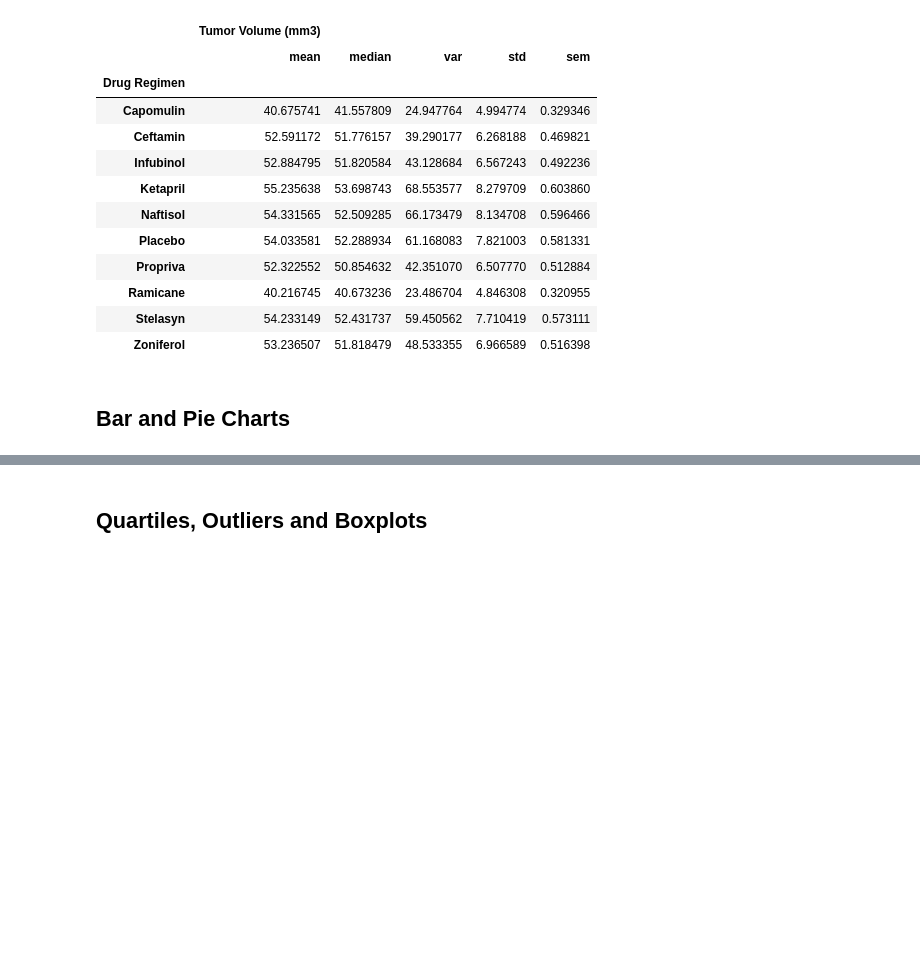
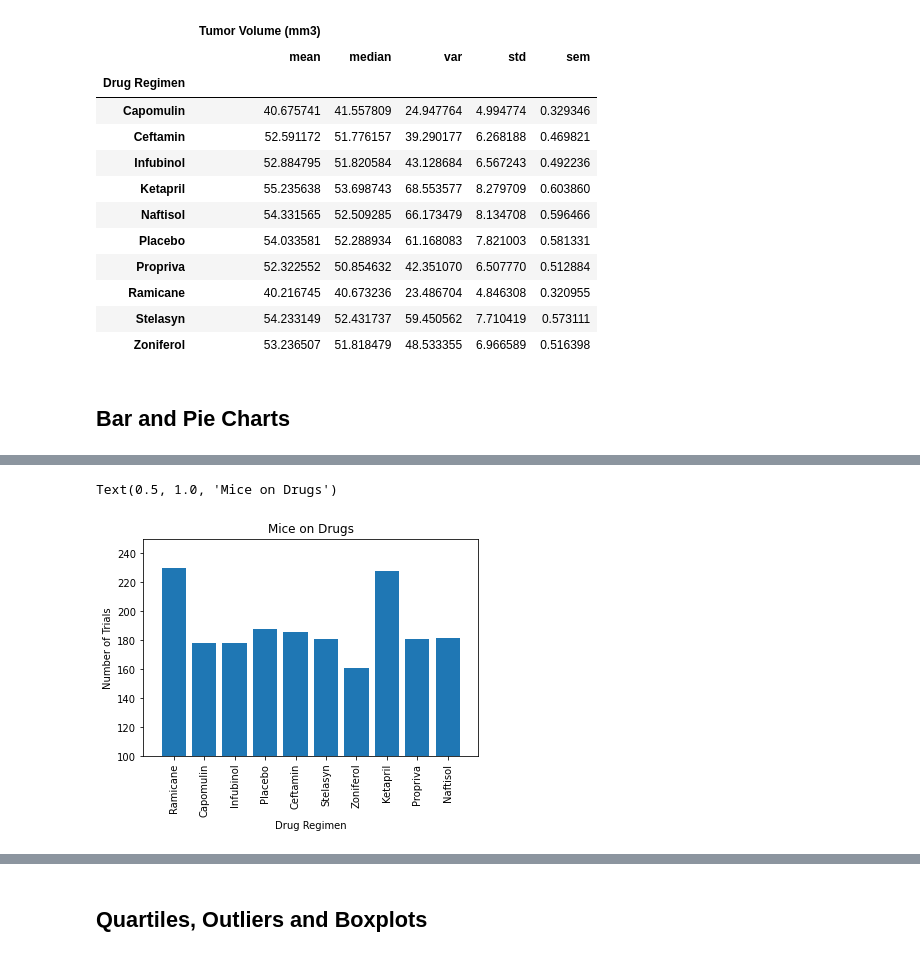
Before and after one commit to BrookAnn/Matplotlib_Homework, a Jupyter notebook: Pymaceuticals/pymaceuticals_starter.ipynb, the cells around one changed output, grey strips where cells are left out. Cells and saved outputs as stored; diff of their text form; code cells hidden in the pictures; blank space fills up the shorter version.

```diff
--- a/Pymaceuticals/pymaceuticals_starter.ipynb
+++ b/Pymaceuticals/pymaceuticals_starter.ipynb
@@ -129,4 +143,16 @@ NameError: name 'count' is not defined
 # %%
 # Generate a bar plot showing the total number of measurements taken on each drug regimen using pyplot.
+xaxis = Clean_Data['Drug Regimen'].unique().tolist()
+yaxis = Test_Group['Mouse ID'].count().tolist()
+plt.bar(xaxis, yaxis)
+plt.xlim(-1, 10)
+plt.xticks(rotation = 90)
+plt.ylim(100, 250)
+plt.xlabel('Drug Regimen')
+plt.ylabel('Number of Trials')
+plt.title('Mice on Drugs')
+# %% [output]
+Text(0.5, 1.0, 'Mice on Drugs')
+[figure, added]
 # %%
 # Generate a pie plot showing the distribution of female versus male mice using pandas
```
Also changed, not shown: parts of 5 cells of this notebook.
